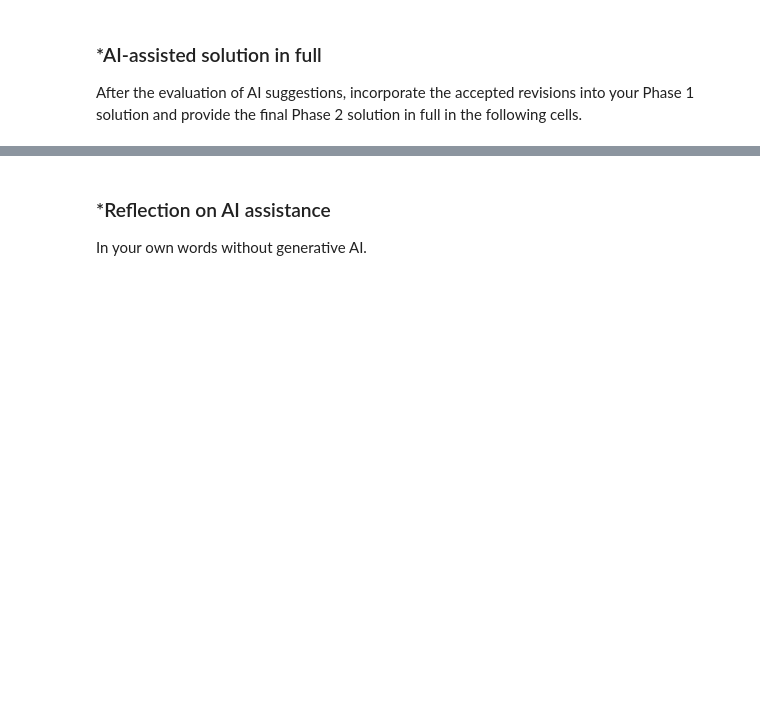
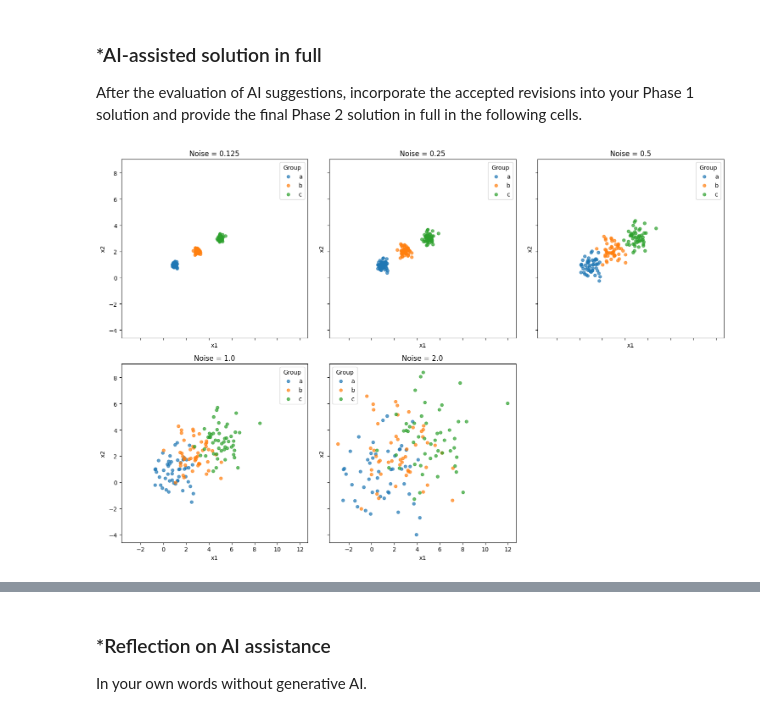
Before and after one commit to Makande340/A04-clustering, a Jupyter notebook: notebook(6).ipynb, the cells around one changed output, grey strips where cells are left out. Saved outputs shown, nothing was run; the diff lists cells and outputs as text; code cells hidden in the pictures; blank space fills up the shorter version.

Commit message:
Phase 2 Finalization

```diff
--- a/notebook(6).ipynb
+++ b/notebook(6).ipynb
@@ -324,0 +334,98 @@ After the evaluation of AI suggestions, incorporate the accepted revisions into
+# %%
+# Your Phase 2 solution to the problem goes here.
+#Q1.1
+import numpy as np
+import pandas as pd
+import matplotlib.pyplot as plt
+from sklearn.cluster import KMeans
+
+def createData(noise, N=50):
+    np.random.seed(100)  # Set the seed for replicability
+    # Generate (x1,x2,g) triples:
+    X1 = np.array([np.random.normal(1,noise,N), np.random.normal(1,noise,N)])
+    X2 = np.array([np.random.normal(3,noise,N), np.random.normal(2,noise,N)])
+    X3 = np.array([np.random.normal(5,noise,N), np.random.normal(3,noise,N)])
+    # Concatenate into one data frame
+    gdf1 = pd.DataFrame({'x1':X1[0,:], 'x2':X1[1,:], 'group':'a'})
+    gdf2 = pd.DataFrame({'x1':X2[0,:], 'x2':X2[1,:], 'group':'b'})
+    gdf3 = pd.DataFrame({'x1':X3[0,:], 'x2':X3[1,:], 'group':'c'})
+    return pd.concat([gdf1, gdf2, gdf3], axis=0)
+
+df0_125 = createData(0.125)
+df0_25 = createData(0.25)
+df0_5 = createData(0.5)
+df1_0 = createData(1.0)
+df2_0 = createData(2.0)
+
+datasets = {
+    'Noise = 0.125': df0_125,
+    'Noise = 0.25': df0_25,
+    'Noise = 0.5': df0_5,
+    'Noise = 1.0': df1_0,
+    'Noise = 2.0': df2_0
+}
+
+
+#Q1.2
+fig, axes = plt.subplots(2, 3, figsize=(15, 10), sharex=True, sharey=True)
+axes = axes.flatten()
+
+for ax, (name, data) in zip(axes, datasets.items()):
+    for group in ['a', 'b', 'c']:
+        subset = data[data['group'] == group]
+        ax.scatter(subset['x1'], subset['x2'], label=group, alpha=0.7, s=25)
+    ax.set_xlabel('x1')
+    ax.set_ylabel('x2')
+    ax.set_title(name)
+    ax.legend(title='Group')
+
+axes[5].set_visible(False)
+plt.tight_layout()
+plt.show()
+
+# At 0.125 and 0.25 the three groups are tight and clearly separated.
+# At 0.5 the groups are still identifiable, but a, b and c start to touch at the edges.
+# At 1.0 the groups overlap heavily, and only the rough left-to-right ordering remains.
+# At 2.0 the groups are mixed into one cloud, and group labels can't be seen visually.
+# So as noise increases, visual distinctness decreases.
+
+
+#Q1.3
+k_range = range(1, 8)
+plt.figure(figsize=(9, 6))
+
+for name, data in datasets.items():
+    X = data[['x1', 'x2']]
+    inertias = [KMeans(n_clusters=k, random_state=42, n_init=10).fit(X).inertia_
+                for k in k_range]
+    plt.plot(k_range, inertias, marker='o', label=name)
+
+plt.yscale('log')
+plt.xlabel('Number of Clusters (k)')
+plt.ylabel('Inertia (log scale)')
+plt.title('Scree Plots Across Noise Levels')
+plt.legend(title='Dataset')
+plt.grid(True, linestyle='--', alpha=0.6)
+plt.show()
+
+# Overall inertia rises with noise, since points sit farther from their centers.
+# Noise 0.125: inertia drops from about 512 to 129 to 5, then flattens, so
+#   there is a sharp elbow at k=3 and I can pick k=3 with confidence.
+# Noise 0.25 and 0.5: the elbow at k=3 is still visible but gets softer
+#   (0.5: 607 -> 187 -> 78), so k=3 is still a reasonable choice.
+# Noise 1.0: the bend at k=2-3 is weak, so the choice of k is ambiguous.
+# Noise 2.0: inertia falls steadily with no elbow, so I can't definitively pick k.
+# The log scale makes the low-noise elbows visible next to the high-noise curves.
+
+
+#Q1.4
+# The elbow is the point where adding another cluster stops reducing error much.
+# More clusters always lowers inertia, because points get closer to their centers.
+# In this simulation the data has 3 true groups. Going from k=1 to k=3 removes the
+# large distance between groups, so inertia drops sharply (at noise 0.125,
+# about 512 to 5). Beyond k=3, extra clusters only split noise within a group,
+# so the drops are tiny (about 5 to 3 from k=3 to 7). That change in slope is the
+# elbow. As noise grows, groups overlap, the between-group gain shrinks, and the
+# elbow disappears.
+# %% [output]
+[figure, added]
```
Also changed, not shown: parts of 18 cells of this notebook.
